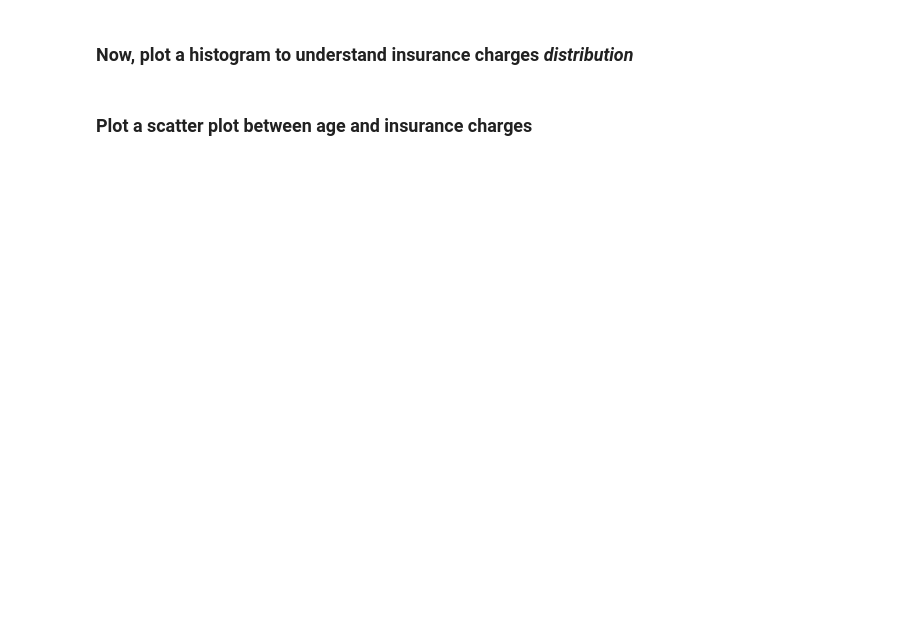
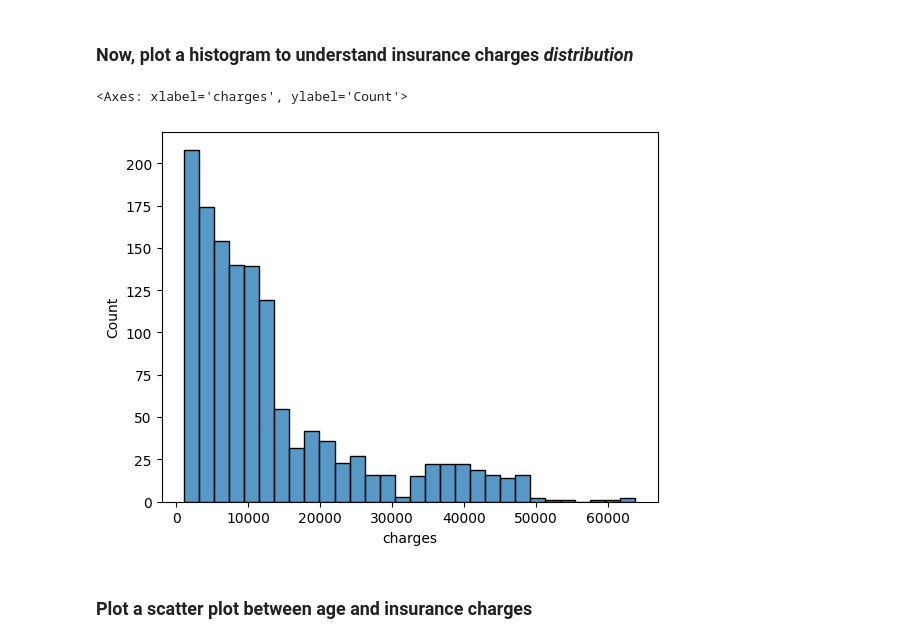
Before and after one commit to notsamaltman/Synapse_LP, a Jupyter notebook: Synapse_LP_Task2.ipynb, the cells around one changed output. Drawn from its saved outputs; the diff is of its cells as text; code cells hidden in the pictures; blank space fills up the shorter version.

```diff
--- a/Synapse_LP_Task2.ipynb
+++ b/Synapse_LP_Task2.ipynb
@@ -54,3 +54,6 @@ https://drive.google.com/file/d/1ld8fGZYBi5ytg8b1CcZJvPaXfhVzIhoZ/view?usp=shari
 ## Basic EDA
 # %% [markdown]
 ### Import dataset
+# %%
+df = pd.read_csv('/content/drive/MyDrive/datasets/insurance.csv')
+df
@@ -59,4 +114,9 @@ https://drive.google.com/file/d/1ld8fGZYBi5ytg8b1CcZJvPaXfhVzIhoZ/view?usp=shari
 # %% [markdown]
 ### Now, plot a histogram to understand insurance charges *distribution*
+# %%
+sns.histplot(df['charges'])
+# %% [output]
+<Axes: xlabel='charges', ylabel='Count'>
+[figure, added]
 # %% [markdown]
 ### Plot a scatter plot between age and insurance charges
```
Also changed, not shown: parts of 23 cells of this notebook.
